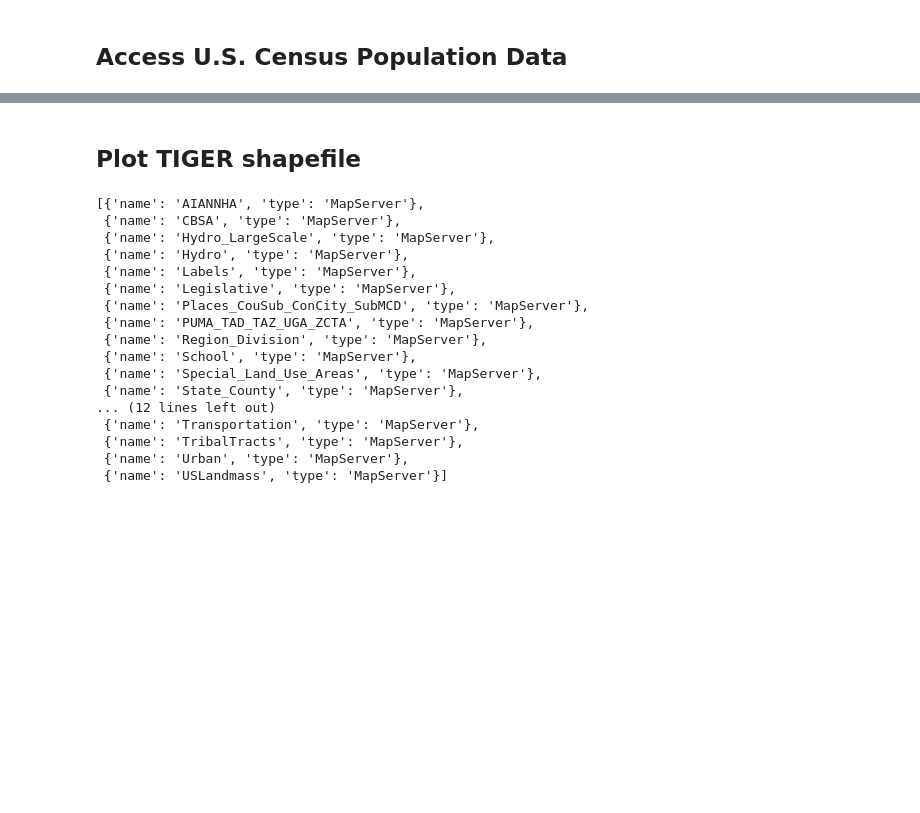
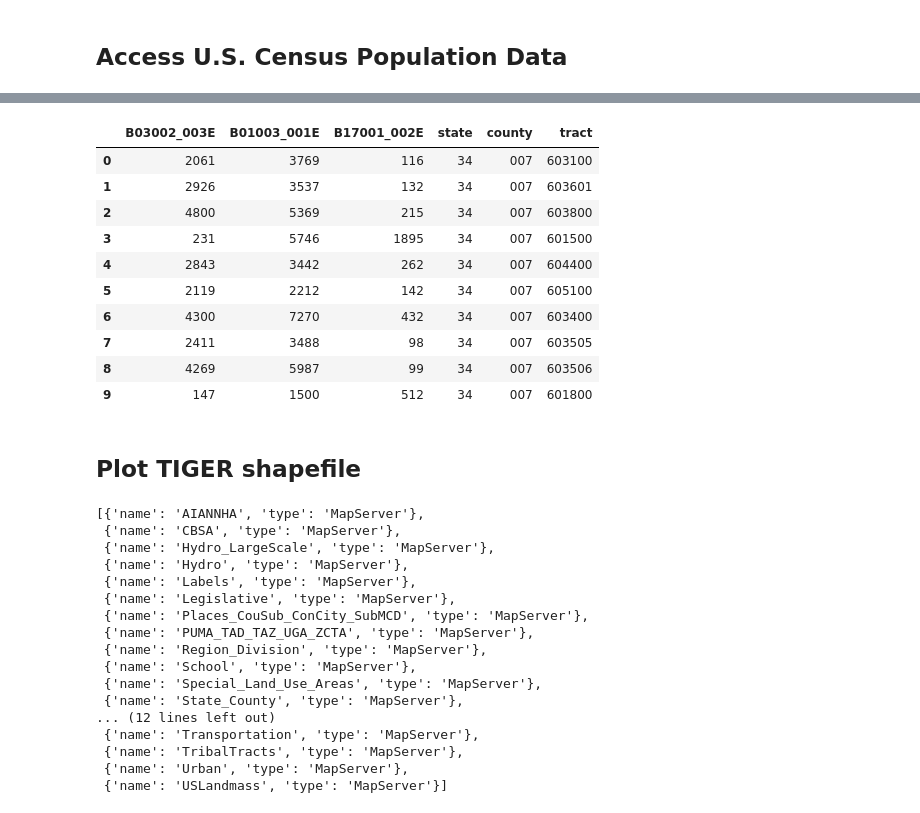
Before and after one commit to zstatmanweil/EJ-analysis-map, a Jupyter notebook: Census.ipynb, the cells around one changed output, grey strips where cells are left out. Cells and saved outputs as stored; diff of their text form; code cells hidden in the pictures; blank space fills up the shorter version.

```diff
--- a/Census.ipynb
+++ b/Census.ipynb
@@ -62,6 +81,0 @@ g_filter = {'state':'34'}
-# %%
-# Select percent of people below the poverty line
-cols_DP = ['DP03_0119E']
-
-# Select white population
-cols_DT = ['B03002_003E']
@@ -85,3 +105,17 @@ cols_detail_DT
+# %%
+data_DT.head(10)
+# %% [output]
+|  | B03002_003E | B01003_001E | B17001_002E | state | county | tract |
+| 0 | 2061 | 3769 | 116 | 34 | 007 | 603100 |
+| 1 | 2926 | 3537 | 132 | 34 | 007 | 603601 |
+| 2 | 4800 | 5369 | 215 | 34 | 007 | 603800 |
+| 3 | 231 | 5746 | 1895 | 34 | 007 | 601500 |
+| 4 | 2843 | 3442 | 262 | 34 | 007 | 604400 |
+| 5 | 2119 | 2212 | 142 | 34 | 007 | 605100 |
+| 6 | 4300 | 7270 | 432 | 34 | 007 | 603400 |
+| 7 | 2411 | 3488 | 98 | 34 | 007 | 603505 |
+| 8 | 4269 | 5987 | 99 | 34 | 007 | 603506 |
+| 9 | 147 | 1500 | 512 | 34 | 007 | 601800 |
 # %% [markdown]
 ## Plot TIGER shapefile
 # %%
```
Also changed, not shown: parts of 13 cells of this notebook.
